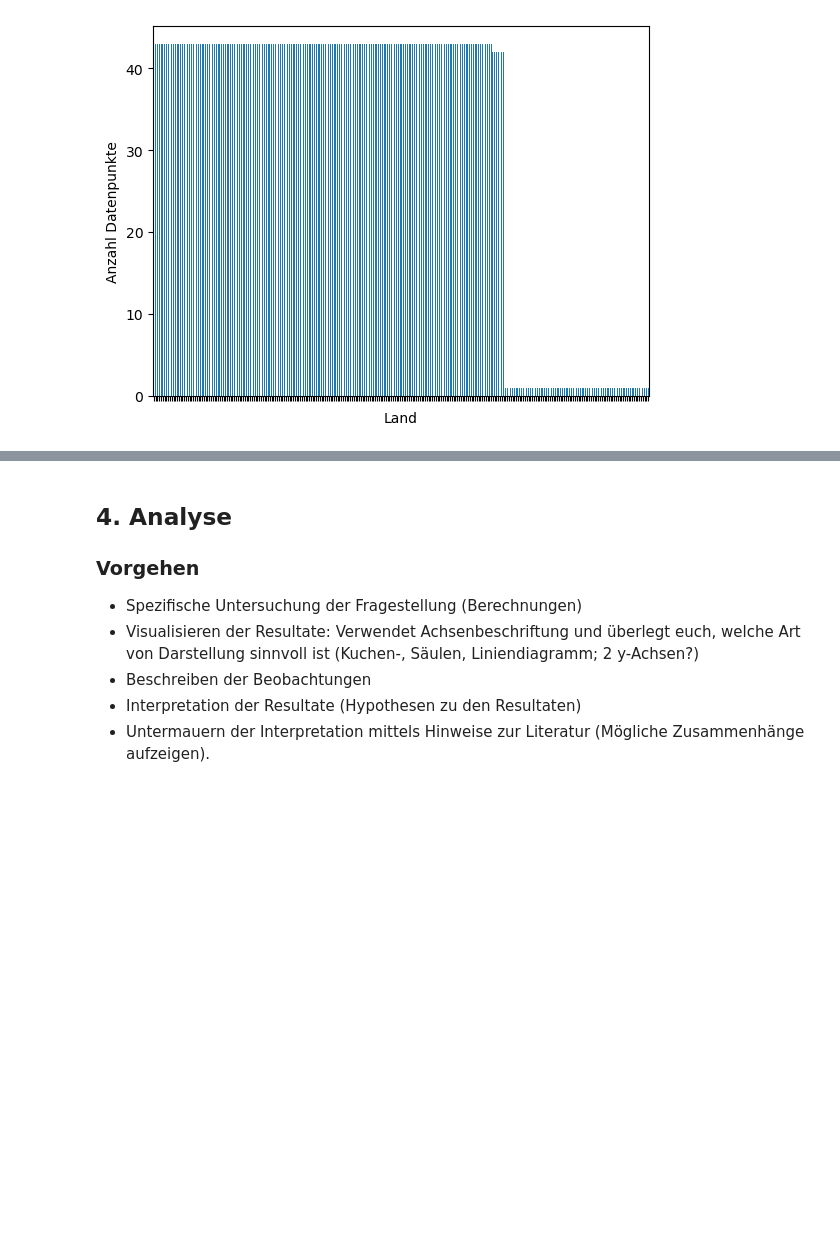
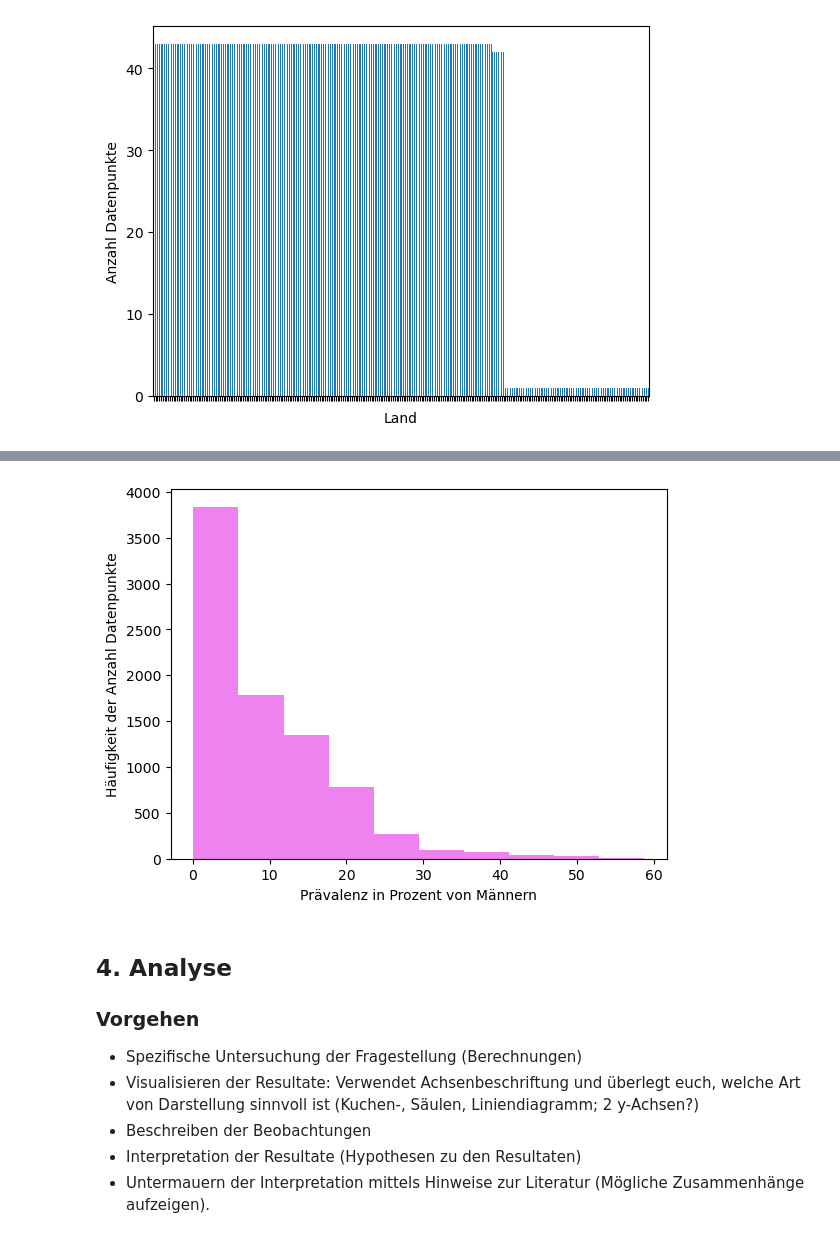
Before and after one commit to Hirnfresser/Leistungsnachweis_Phyton, a Jupyter notebook: Grundgerüst_Leistungsnachweis.ipynb, the cells around one changed output, grey strips where cells are left out. Cells and saved outputs as stored; diff of their text form; code cells hidden in the pictures; blank space fills up the shorter version.

```diff
--- a/Grundgerüst_Leistungsnachweis.ipynb
+++ b/Grundgerüst_Leistungsnachweis.ipynb
@@ -197,3 +296,13 @@ ax.set_xticklabels([]); # löscht x-ticks labels (Ländernamen bei x Achse)
+# %%
+Histo_Mann = df['Übergewicht_Prävalenz_Männer_18+'].plot(
+    color = 'violet',
+    kind = 'hist',
+    bins = 10,
+    ylabel = 'Häufigkeit der Anzahl Datenpunkte',
+    xlabel = 'Prävalenz in Prozent von Männern'
+    )
+# %% [output]
+[figure, added]
 # %% [markdown]
 ## 4. Analyse
 
```
Also changed, not shown: parts of 10 cells of this notebook.
